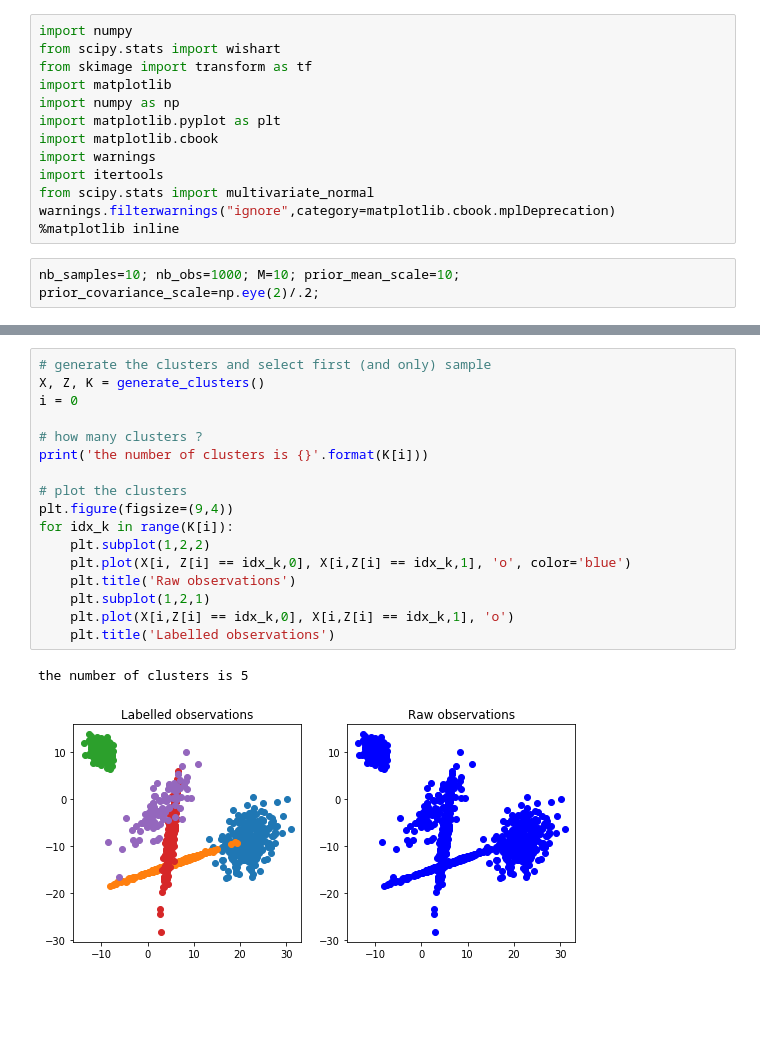
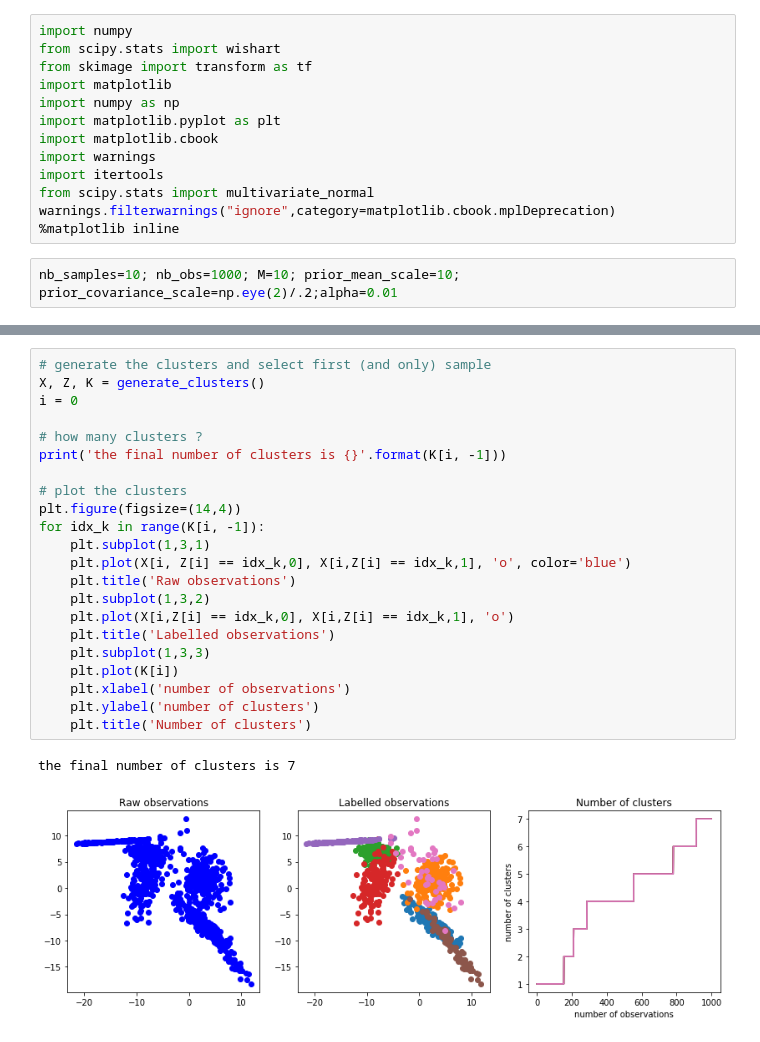
Before and after one commit to HeikoSchuett/hard-inference, a Jupyter notebook: gaussian_mixture/generation_process_npgm.ipynb, the cells around one changed output, grey strips where cells are left out. Cells and saved outputs as stored; diff of their text form; blank space fills up the shorter version.

Commit message:
added number of clusters over iterations

```diff
--- a/gaussian_mixture/generation_process_npgm.ipynb
+++ b/gaussian_mixture/generation_process_npgm.ipynb
@@ -12,7 +12,7 @@ from scipy.stats import multivariate_normal
 warnings.filterwarnings("ignore",category=matplotlib.cbook.mplDeprecation)
 %matplotlib inline
 # %%
-nb_samples=10; nb_obs=1000; M=10; prior_mean_scale=10; prior_covariance_scale=np.eye(2)/.2;
+nb_samples=10; nb_obs=1000; M=10; prior_mean_scale=10; prior_covariance_scale=np.eye(2)/.2;alpha=0.01
 # %%
 def generate_clusters(nb_samples=1, nb_obs=1000, alpha = .01, prior_mean_scale=10, prior_covariance_scale=np.eye(2)/.2):
     '''
@@ -74,20 +83,25 @@ def generate_clusters(nb_samples=1, nb_obs=1000, alpha = .01, prior_mean_scale=1
 # %%
 # generate the clusters and select first (and only) sample
 X, Z, K = generate_clusters()
 i = 0
 
 # how many clusters ?
-print('the number of clusters is {}'.format(K[i]))
+print('the final number of clusters is {}'.format(K[i, -1]))
 
 # plot the clusters
-plt.figure(figsize=(9,4))
-for idx_k in range(K[i]):
-    plt.subplot(1,2,2)
+plt.figure(figsize=(14,4))
+for idx_k in range(K[i, -1]):
+    plt.subplot(1,3,1)
     plt.plot(X[i, Z[i] == idx_k,0], X[i,Z[i] == idx_k,1], 'o', color='blue')
     plt.title('Raw observations')
-    plt.subplot(1,2,1)
+    plt.subplot(1,3,2)
     plt.plot(X[i,Z[i] == idx_k,0], X[i,Z[i] == idx_k,1], 'o')
     plt.title('Labelled observations')
+    plt.subplot(1,3,3)
+    plt.plot(K[i])
+    plt.xlabel('number of observations')
+    plt.ylabel('number of clusters')
+    plt.title('Number of clusters')
 # %% [output]
-the number of clusters is 5
+the final number of clusters is 7
-[figure, old version]
+[figure, new version]
```
Also changed, not shown: parts of 1 cell of this notebook.
